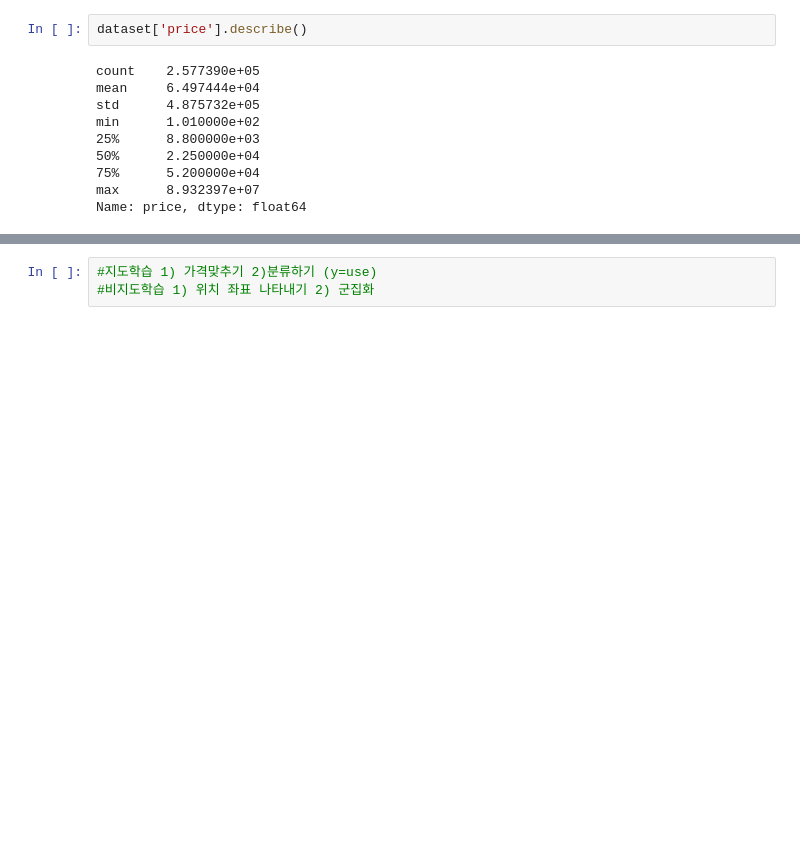
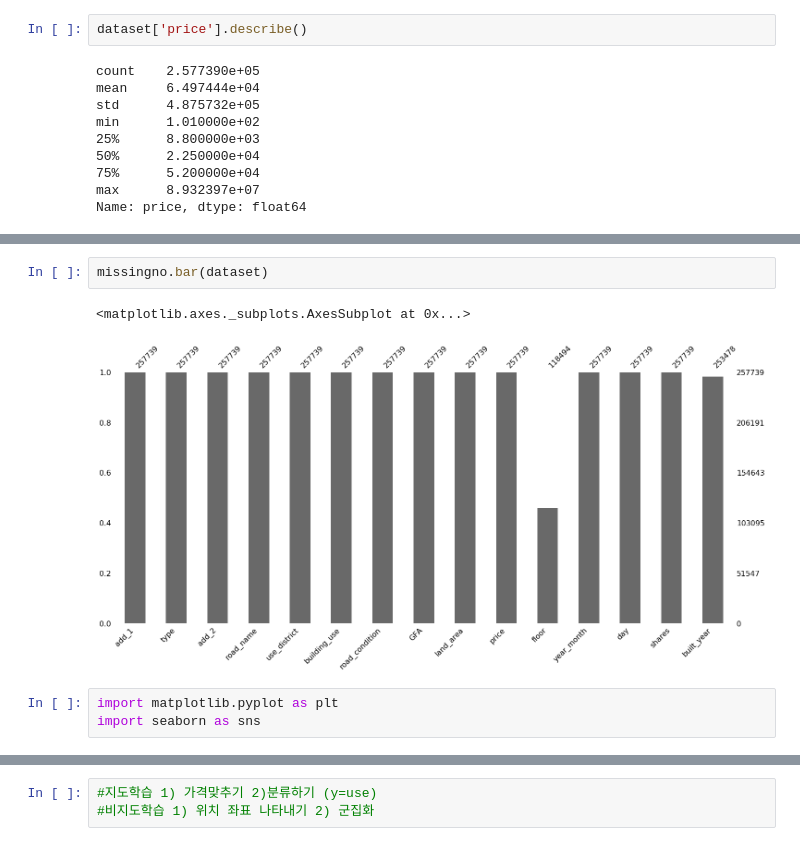
Before and after one commit to Choah/Public_data_EDA, a Jupyter notebook: 05_EDA_COMMERCE.ipynb, the cells around one changed output, grey strips where cells are left out. Drawn from its saved outputs; the diff is of its cells as text; blank space fills up the shorter version.

```diff
--- a/05_EDA_COMMERCE.ipynb
+++ b/05_EDA_COMMERCE.ipynb
@@ -237,0 +381,8 @@ ValueError: invalid literal for int() with base 10: '60,000'
+# %%
+missingno.bar(dataset)
+# %% [output]
+<matplotlib.axes._subplots.AxesSubplot at 0x...>
+[figure, added]
+# %%
+import matplotlib.pyplot as plt
+import seaborn as sns
```
Also changed, not shown: parts of 29 cells of this notebook.
